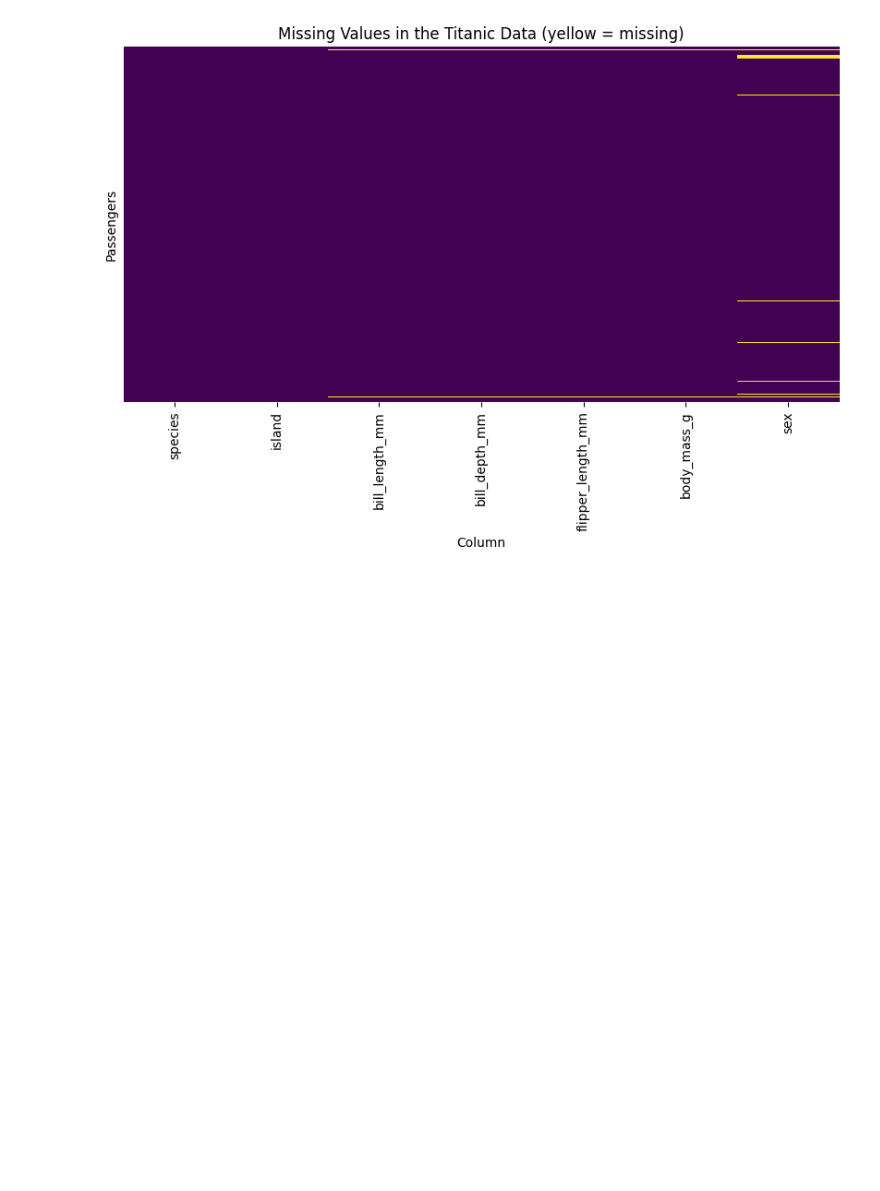
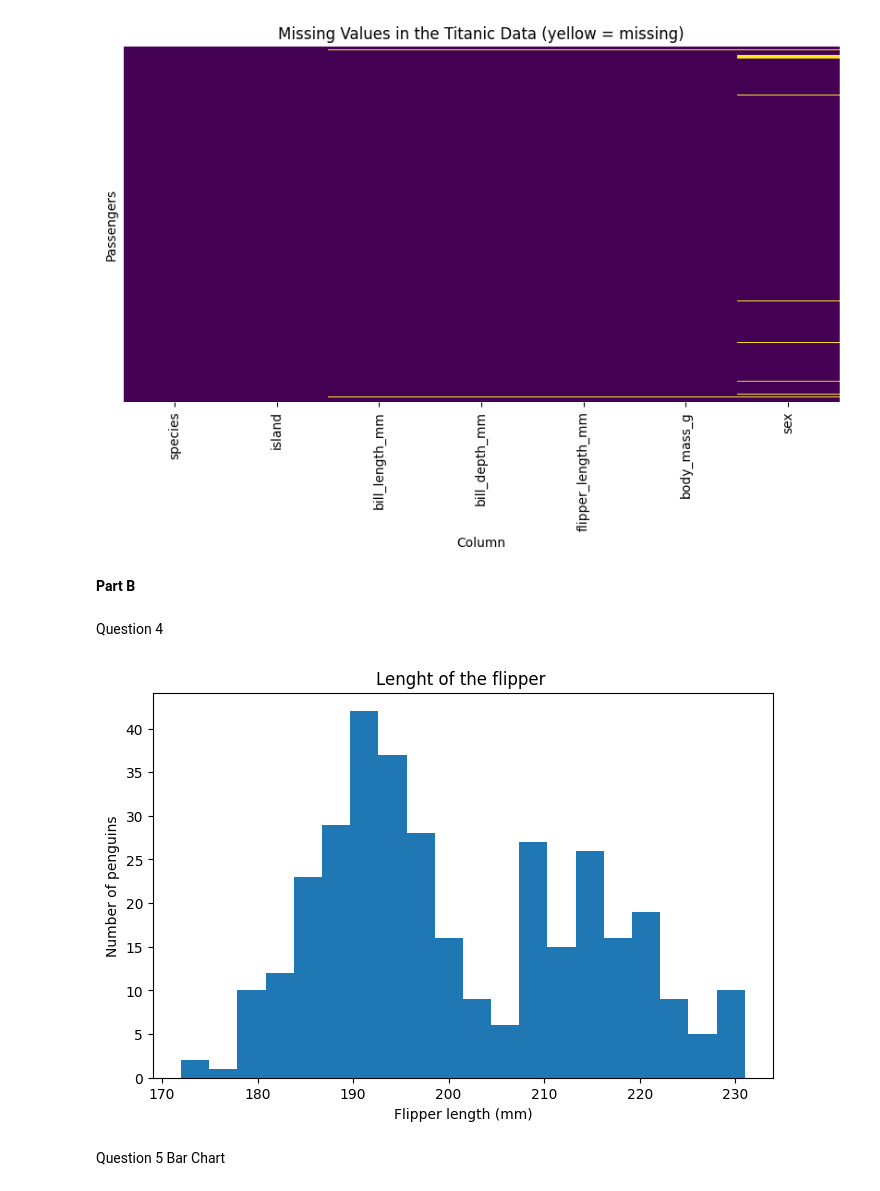
Before and after one commit to myra2004/week3, a Jupyter notebook: CSE206_Lab1_Muqaddas.ipynb, the cells around one changed output. Saved outputs shown, nothing was run; the diff lists cells and outputs as text; code cells hidden in the pictures; blank space fills up the shorter version.

Commit message:
Part B

```diff
--- a/CSE206_Lab1_Muqaddas.ipynb
+++ b/CSE206_Lab1_Muqaddas.ipynb
@@ -97,3 +97,19 @@ plt.ylabel("Passengers")
 plt.show()
 # %% [output]
 [figure]
+# %% [markdown]
+**Part B**
+# %% [markdown]
+Question 4
+# %%
+plt.figure(figsize=(8, 5))
+plt.hist(df["flipper_length_mm"], bins=20)
+plt.title("Lenght of the flipper ")
+plt.xlabel("Flipper length (mm)")
+plt.ylabel("Number of penguins")
+plt.show()
+# %% [output]
+[figure, added]
+# %% [markdown]
+Question 5
+Bar Chart
```
Also changed, not shown: parts of 4 cells of this notebook.
